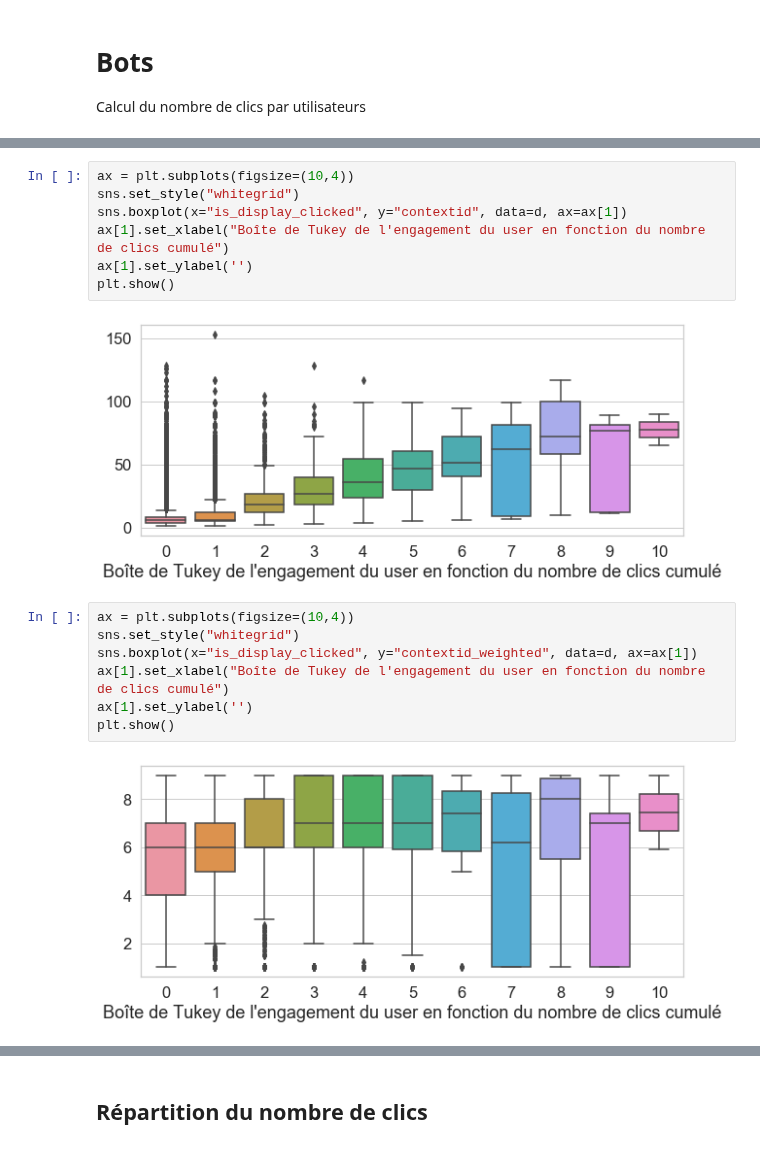
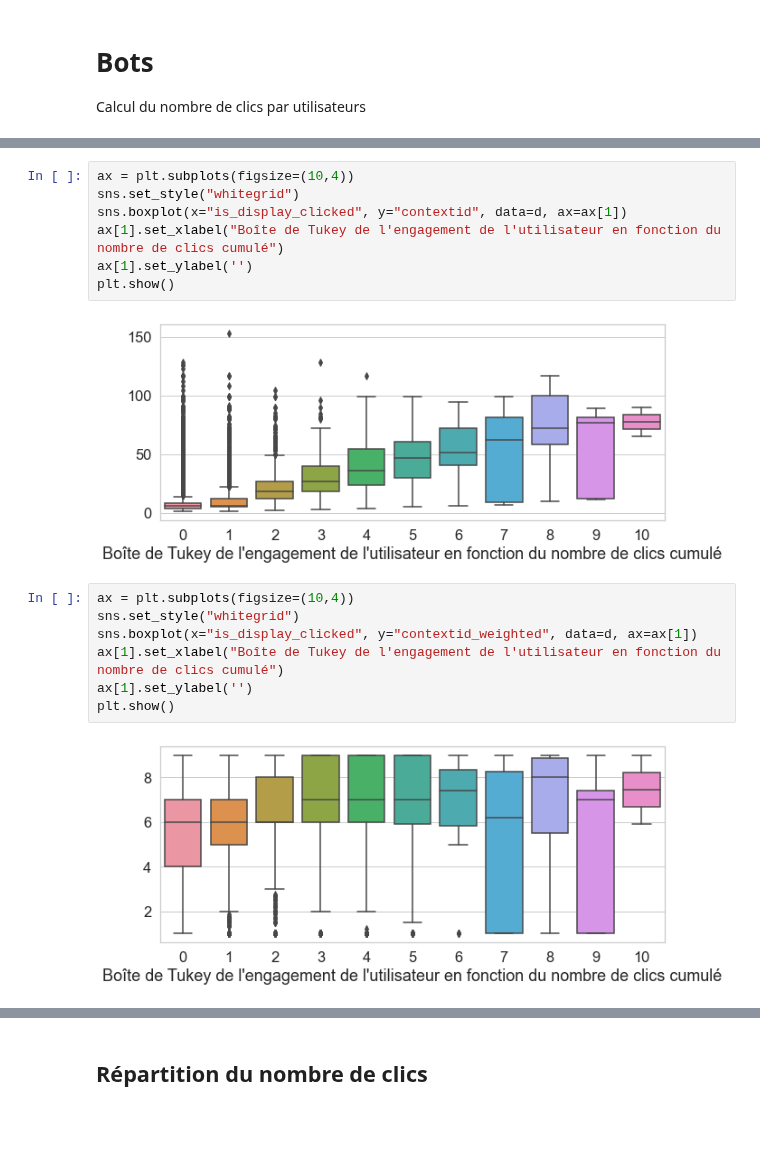
Before and after one commit to baptiste-pasquier/statapp, a Jupyter notebook: analyse_desc.ipynb, the cells around one changed output, grey strips where cells are left out. Cells and saved outputs as stored; diff of their text form; blank space fills up the shorter version.

```diff
--- a/analyse_desc.ipynb
+++ b/analyse_desc.ipynb
@@ -276,21 +261,21 @@ d
 # %%
 ax = plt.subplots(figsize=(10,4))
 sns.set_style("whitegrid")
 sns.boxplot(x="is_display_clicked", y="contextid", data=d, ax=ax[1])
-ax[1].set_xlabel("Boîte de Tukey de l'engagement du user en fonction du nombre de clics cumulé")
+ax[1].set_xlabel("Boîte de Tukey de l'engagement de l'utilisateur en fonction du nombre de clics cumulé")
 ax[1].set_ylabel('')
 plt.show()
 # %% [output]
-[figure, old version]
+[figure, new version]
 # %%
 ax = plt.subplots(figsize=(10,4))
 sns.set_style("whitegrid")
 sns.boxplot(x="is_display_clicked", y="contextid_weighted", data=d, ax=ax[1])
-ax[1].set_xlabel("Boîte de Tukey de l'engagement du user en fonction du nombre de clics cumulé")
+ax[1].set_xlabel("Boîte de Tukey de l'engagement de l'utilisateur en fonction du nombre de clics cumulé")
 ax[1].set_ylabel('')
 plt.show()
 # %% [output]
-[figure, old version]
+[figure, new version]
 # %%
 # `hashed_xd_id` : Hashed cross device identification number
 b = df[['is_display_clicked', 'hashed_xd_id']].groupby(['hashed_xd_id']).sum()
```
Also changed, not shown: parts of 6 cells of this notebook, 1 other file.
